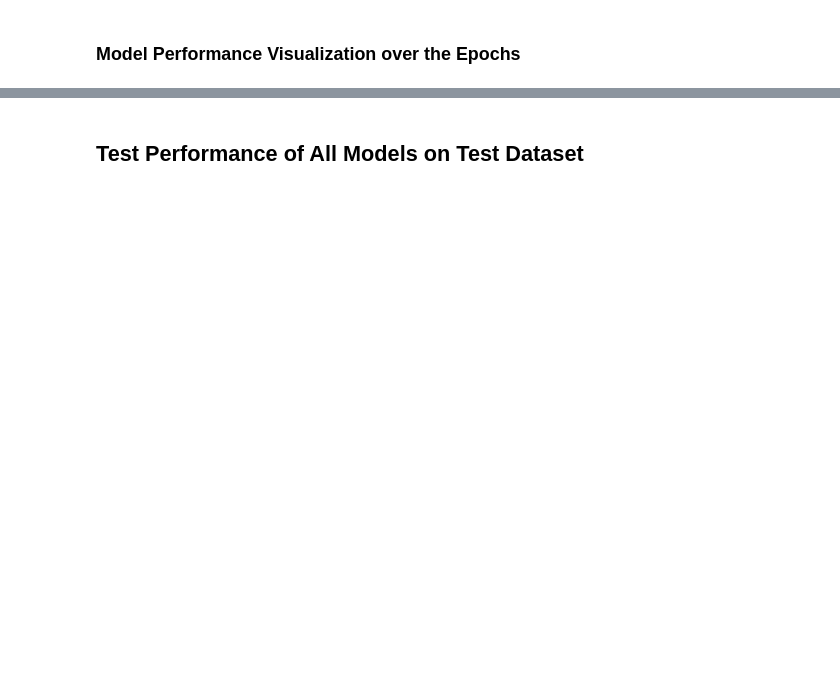
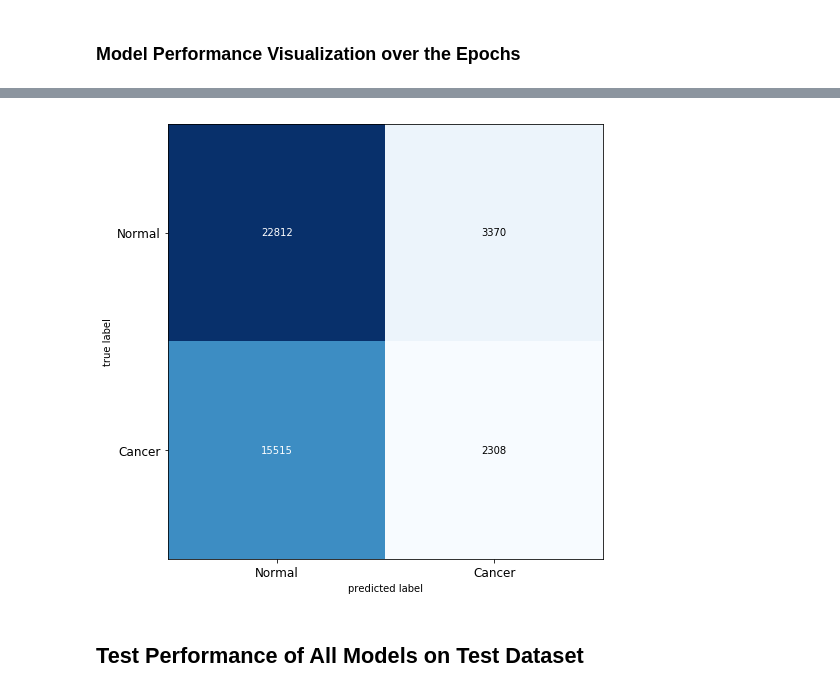
Before and after one commit to anjanatiha/Cancer-Detection-from-Microscopic-Tissue-Images-with-Deep-Learning, a Jupyter notebook: code/Histopathologic Cancer Detection Modulerized.ipynb, the cells around one changed output, grey strips where cells are left out. Cells and saved outputs as stored; diff of their text form; code cells hidden in the pictures; blank space fills up the shorter version.

```diff
--- a/code/Histopathologic Cancer Detection Modulerized.ipynb
+++ b/code/Histopathologic Cancer Detection Modulerized.ipynb
@@ -1171,0 +1229,2 @@ plot_history(history, plot_val, title, xlabel, ylabel, fig_size=fig_size, title_
+# %%
+y_pred = model.predict_generator(test_generator, steps=len(test_generator), verbose=1)
@@ -1171,0 +1233,10 @@ plot_history(history, plot_val, title, xlabel, ylabel, fig_size=fig_size, title_
+# %%
+y_classes=y_pred.argmax(axis=-1)
+# %%
+CM = confusion_matrix(test_generator.classes, y_classes)
+fig, ax = plot_confusion_matrix(conf_mat=CM ,  figsize=(10,8), hide_ticks=True,cmap=plt.cm.Blues)
+plt.xticks(range(len(classes)), classes, fontsize=12)
+plt.yticks(range(len(classes)), classes, fontsize=12)
+plt.show()
+# %% [output]
+[figure, added]
```
Also changed, not shown: parts of 16 cells of this notebook.
